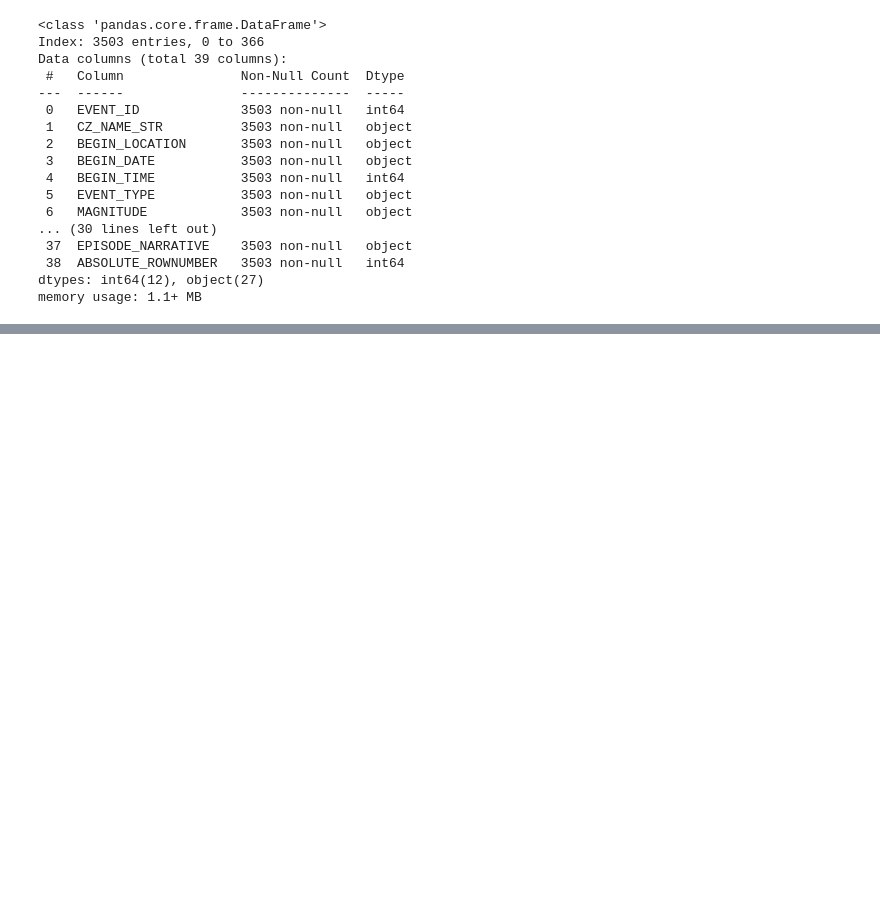
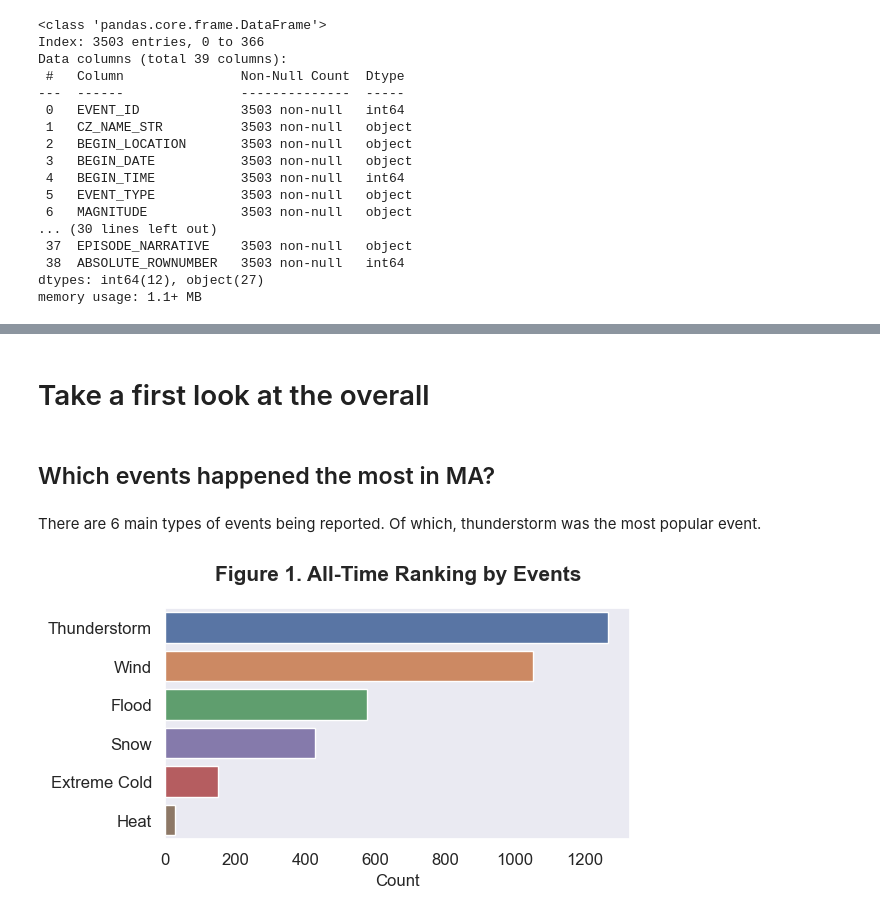
Before and after one commit to Hoale2908/MA_Weather, a Jupyter notebook: massachusetts_heavy_snow_analysis.ipynb, the cells around one changed output, grey strips where cells are left out. Saved outputs shown, nothing was run; the diff lists cells and outputs as text; code cells hidden in the pictures; blank space fills up the shorter version.

```diff
--- a/massachusetts_heavy_snow_analysis.ipynb
+++ b/massachusetts_heavy_snow_analysis.ipynb
@@ -168,0 +68,49 @@ plt.show()
+# %%
+# Grouping events
+wind_events = ['High Wind', 'Strong Wind']
+flood_events = ['Flood', 'Flash Flood', 'Coastal Flood', 'Heavy Rain', 'Tropical Storm', 'Debris Flow',]
+thunderstorm_events = ['Thunderstorm Wind', 'Tornado', 'Funnel Cloud', 'Lightning']
+cold_events = ['Frost/Freeze', 'Winter Weather', 'Winter Storm','Extreme Cold/Wind Chill','Cold/Wind Chill',]
+snow_events = ['Heavy Snow', 'Snow', 'Blizzard', 'Winter Storm', 'Hail', 'Ice Storm', 'Sleet']
+heat_events = ['Heat', 'Drought', 'Wildfire']
+event_dict = {'Wind': wind_events,
+              'Flood': flood_events,
+              'Thunderstorm': thunderstorm_events,
+              'Extreme Cold': cold_events,
+              'Snow': snow_events,
+              'Heat': heat_events}
+# Create a reverse dictionary to map event types to their groups
+reverse_event_dict = {event: group for group, events in event_dict.items() for event in events}
+
+# Map the event types to their groups
+df['event_group'] = df['event_type'].map(reverse_event_dict).fillna('Other')
+# %%
+# Grouping location
+df['location'] = df['cz_name_str'].str.replace(' (ZONE)', '').replace(' CO.', '', regex=True).str.split(' ').str[-1].str.capitalize()
+df['location'] = df['location'].str.replace('Middlesexnty','Middlesex') # Fix typo
+# %%
+# Grouping months to seasons
+seasons = {'Winter': [12, 1, 2], 'Spring': [3, 4, 5], 'Summer': [6, 7, 8], 'Fall': [9, 10, 11]}
+df['season'] = df['month'].apply(lambda x: next(season for season, months in seasons.items() if x in months))
+# %% [markdown]
+# Take a first look at the overall
+# %% [markdown]
+## Which events happened the most in MA?
+# %% [markdown]
+There are 6 main types of events being reported. Of which, thunderstorm was the most popular event.
+# %%
+# Set the order of the event types and theme
+sns.set_palette('bright')
+sns.set_theme(font_scale=1.2, style='dark',)
+order = ['Thunderstorm', 'Wind', 'Flood', 'Extreme Cold', 'Snow', 'Heat']
+# %%
+plt.figure(figsize=(6, 3))
+sns.barplot(y=df['event_group'].value_counts().index, x=df['event_group'].value_counts().values, hue=df['event_group'].value_counts().index, dodge=False, hue_order=order)
+plt.ylabel('')
+plt.xlabel('Count', fontsize=12)
+plt.yticks(fontsize=12)
+plt.xticks(fontsize=12)
+plt.title('Figure 1. All-Time Ranking by Events', pad=20, fontdict={'fontsize': 15, 'fontweight': 'bold'})
+plt.show()
+# %% [output]
+[figure, added]
```
Also changed, not shown: parts of 39 cells of this notebook, 17 other files.
